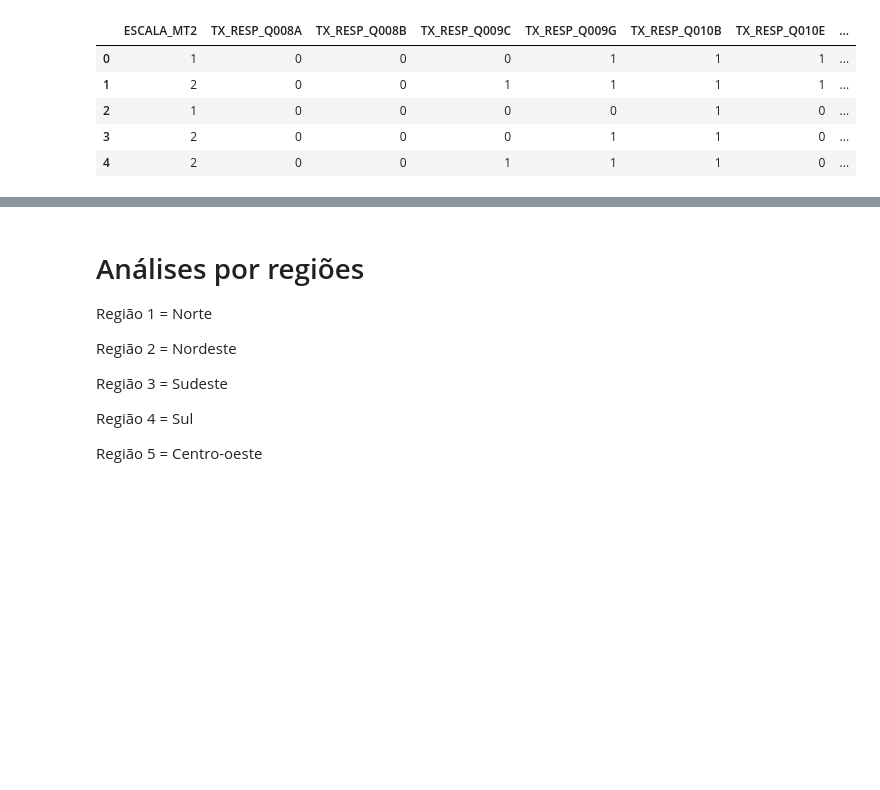
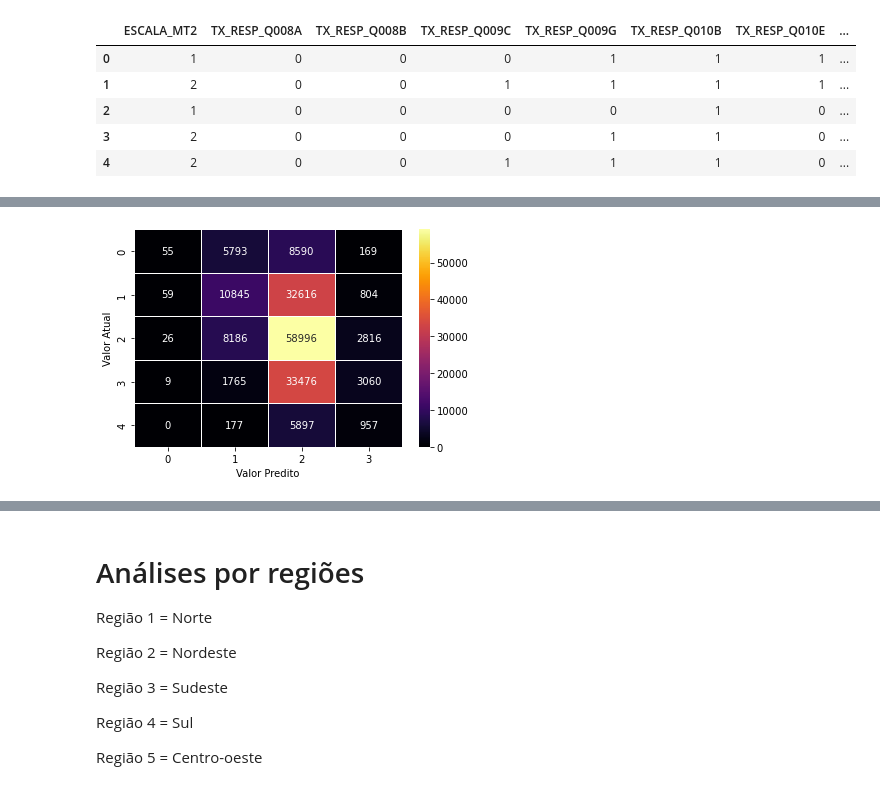
Before and after one commit to freitaasw/Analises_Saeb, a Jupyter notebook: Análises Saeb 2019/correlações/Questionário.ipynb, the cells around one changed output, grey strips where cells are left out. Saved outputs shown, nothing was run; the diff lists cells and outputs as text; code cells hidden in the pictures; blank space fills up the shorter version.

```diff
--- a/Análises Saeb 2019/correlações/Questionário.ipynb
+++ b/Análises Saeb 2019/correlações/Questionário.ipynb
@@ -628,0 +697,10 @@ _ = tree.plot_tree(clf,
+# %%
+import seaborn as sn
+### Representação Gráfica da Matrix de Confusão do Comitê de Árvore (Random Forest)
+
+rnd_frt_confusion_matrix = pd.crosstab(y_test, y_predicted, rownames=['Valor Atual'], colnames=['Valor Predito'])
+
+sn.heatmap(rnd_frt_confusion_matrix, annot=True, fmt="d", cmap='inferno', linewidths=.5)
+plt.show()
+# %% [output]
+[figure, added]
```
Also changed, not shown: parts of 30 cells of this notebook.
